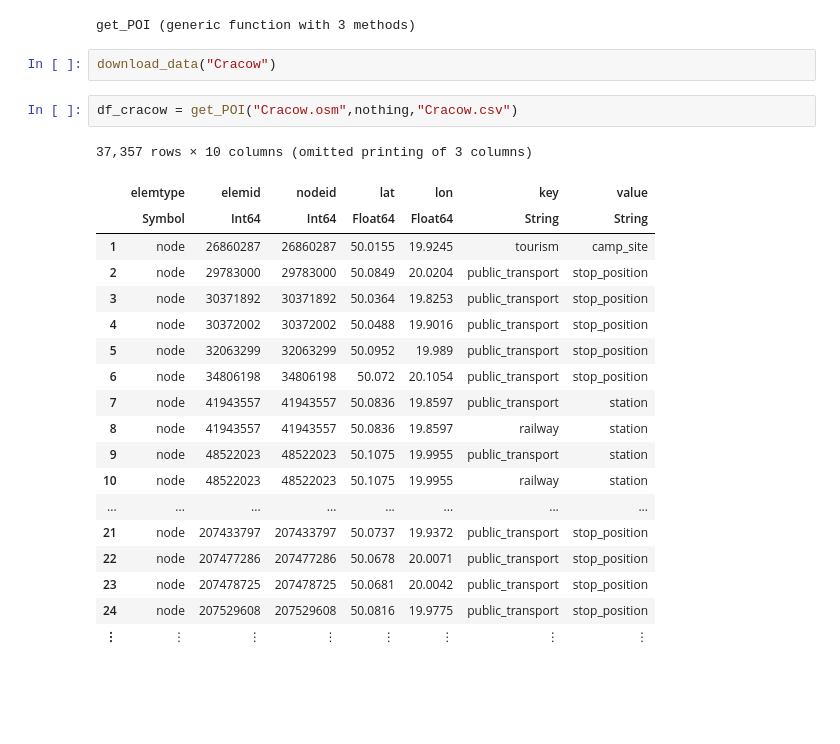
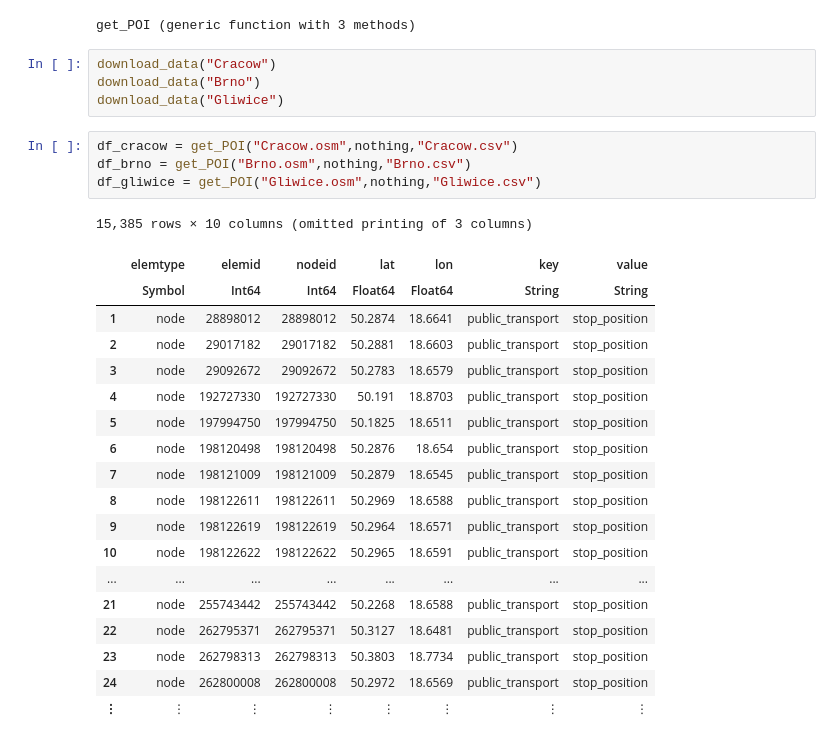
Before and after one commit to AdamKasinski/walkability_analyses, a Jupyter notebook: example.ipynb, the cells around one changed output. Drawn from its saved outputs; the diff is of its cells as text; blank space fills up the shorter version.

```diff
--- a/example.ipynb
+++ b/example.ipynb
@@ -12,25 +12,29 @@ include("prepare_data.jl")
 get_POI (generic function with 3 methods)
 # %%
 download_data("Cracow")
+download_data("Brno")
+download_data("Gliwice")
 # %%
 df_cracow = get_POI("Cracow.osm",nothing,"Cracow.csv")
+df_brno = get_POI("Brno.osm",nothing,"Brno.csv")
+df_gliwice = get_POI("Gliwice.osm",nothing,"Gliwice.csv")
 # %% [output]
-37,357 rows × 10 columns (omitted printing of 3 columns)
+15,385 rows × 10 columns (omitted printing of 3 columns)
 |  | elemtype | elemid | nodeid | lat | lon | key | value |
 |  | Symbol | Int64 | Int64 | Float64 | Float64 | String | String |
-| 1 | node | 26860287 | 26860287 | 50.0155 | 19.9245 | tourism | camp_site |
-| 2 | node | 29783000 | 29783000 | 50.0849 | 20.0204 | public_transport | stop_position |
-| 3 | node | 30371892 | 30371892 | 50.0364 | 19.8253 | public_transport | stop_position |
-| 4 | node | 30372002 | 30372002 | 50.0488 | 19.9016 | public_transport | stop_position |
-| 5 | node | 32063299 | 32063299 | 50.0952 | 19.989 | public_transport | stop_position |
-| 6 | node | 34806198 | 34806198 | 50.072 | 20.1054 | public_transport | stop_position |
-| 7 | node | 41943557 | 41943557 | 50.0836 | 19.8597 | public_transport | station |
-| 8 | node | 41943557 | 41943557 | 50.0836 | 19.8597 | railway | station |
-| 9 | node | 48522023 | 48522023 | 50.1075 | 19.9955 | public_transport | station |
-| 10 | node | 48522023 | 48522023 | 50.1075 | 19.9955 | railway | station |
+| 1 | node | 28898012 | 28898012 | 50.2874 | 18.6641 | public_transport | stop_position |
+| 2 | node | 29017182 | 29017182 | 50.2881 | 18.6603 | public_transport | stop_position |
+| 3 | node | 29092672 | 29092672 | 50.2783 | 18.6579 | public_transport | stop_position |
+| 4 | node | 192727330 | 192727330 | 50.191 | 18.8703 | public_transport | stop_position |
+| 5 | node | 197994750 | 197994750 | 50.1825 | 18.6511 | public_transport | stop_position |
+| 6 | node | 198120498 | 198120498 | 50.2876 | 18.654 | public_transport | stop_position |
+| 7 | node | 198121009 | 198121009 | 50.2879 | 18.6545 | public_transport | stop_position |
+| 8 | node | 198122611 | 198122611 | 50.2969 | 18.6588 | public_transport | stop_position |
+| 9 | node | 198122619 | 198122619 | 50.2964 | 18.6571 | public_transport | stop_position |
+| 10 | node | 198122622 | 198122622 | 50.2965 | 18.6591 | public_transport | stop_position |
 | ... | ... | ... | ... | ... | ... | ... | ... |
-| 21 | node | 207433797 | 207433797 | 50.0737 | 19.9372 | public_transport | stop_position |
-| 22 | node | 207477286 | 207477286 | 50.0678 | 20.0071 | public_transport | stop_position |
-| 23 | node | 207478725 | 207478725 | 50.0681 | 20.0042 | public_transport | stop_position |
-| 24 | node | 207529608 | 207529608 | 50.0816 | 19.9775 | public_transport | stop_position |
+| 21 | node | 255743442 | 255743442 | 50.2268 | 18.6588 | public_transport | stop_position |
+| 22 | node | 262795371 | 262795371 | 50.3127 | 18.6481 | public_transport | stop_position |
+| 23 | node | 262798313 | 262798313 | 50.3803 | 18.7734 | public_transport | stop_position |
+| 24 | node | 262800008 | 262800008 | 50.2972 | 18.6569 | public_transport | stop_position |
 | ⋮ | ⋮ | ⋮ | ⋮ | ⋮ | ⋮ | ⋮ | ⋮ |
```
Also changed, not shown: parts of 10 cells of this notebook, 1 other file.
